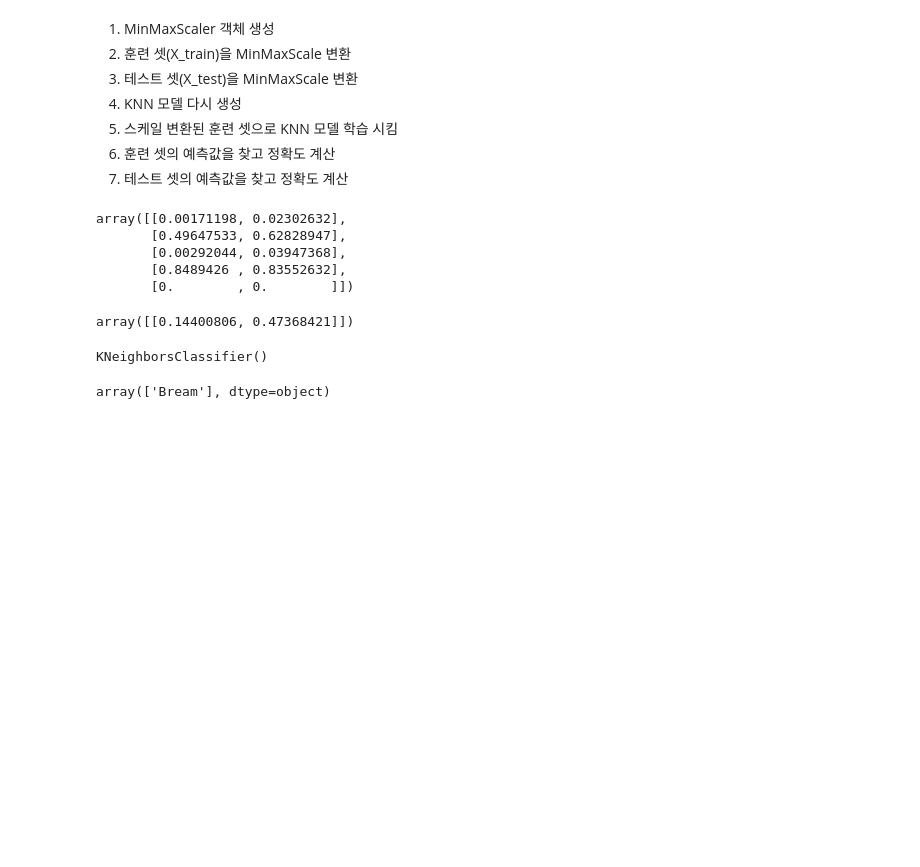
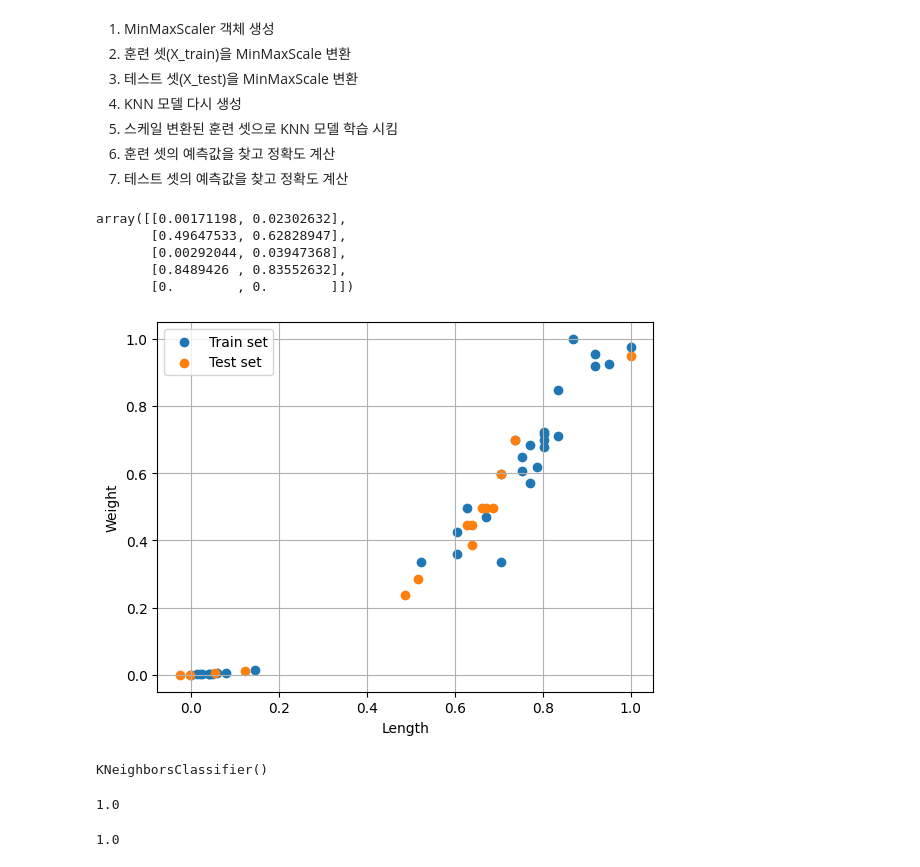
Before and after one commit to rosy137/lab-python, a Jupyter notebook: ml02_knn.ipynb, the cells around one changed output. Drawn from its saved outputs; the diff is of its cells as text; code cells hidden in the pictures; blank space fills up the shorter version.

```diff
--- a/ml02_knn.ipynb
+++ b/ml02_knn.ipynb
@@ -685,3 +685,3 @@ mmscaler = MinMaxScaler()
 # %%
-X_mm_scaled = mmscaler.fit_transform(X_train)
+X_tr_scaled = mmscaler.fit_transform(X_train) #2
 # %%
@@ -692,9 +692,19 @@ array([[0.00171198, 0.02302632],
        [0.00292044, 0.03947368],
        [0.8489426 , 0.83552632],
        [0.        , 0.        ]])
-# %%
-unknown_mm_scaled = mmscaler.transform(unknown)
-unknown_mm_scaled
-# %% [output]
-array([[0.14400806, 0.47368421]])
+# %%
+X_te_scaled = mmscaler.transform(X_test) #3
+# %%
+# 스케일 변환된 훈련 셋 시각화
+plt.scatter(x= X_tr_scaled[:, 1], y = X_tr_scaled[:, 0], label='Train set')
+# 스케일 변환된 테스트 셋 시각화
+plt.scatter(x= X_te_scaled[:, 1], y = X_te_scaled[:, 0], label='Test set')
+
+plt.legend()
+plt.grid()
+plt.xlabel('Length')
+plt.ylabel('Weight')
+plt.show()
+# %% [output]
+[figure, added]
 # %%
@@ -704,7 +714,12 @@ knn.fit(X_mm_scaled, y_train)
 # %% [output]
 KNeighborsClassifier()
-# %%
-unknown_pred = knn.predict(unknown_mm_scaled)
-unknown_pred
-# %% [output]
-array(['Bream'], dtype=object)
+# %%
+y_train_pred = knn.predict(X_tr_scaled) #7
+accuracy_score(y_train, y_train_pred)
+# %% [output]
+1.0
+# %%
+y_test_pred = knn.predict(X_te_scaled) #8
+accuracy_score(y_test, y_test_pred)
+# %% [output]
+1.0
```
Also changed, not shown: parts of 4 cells of this notebook.
